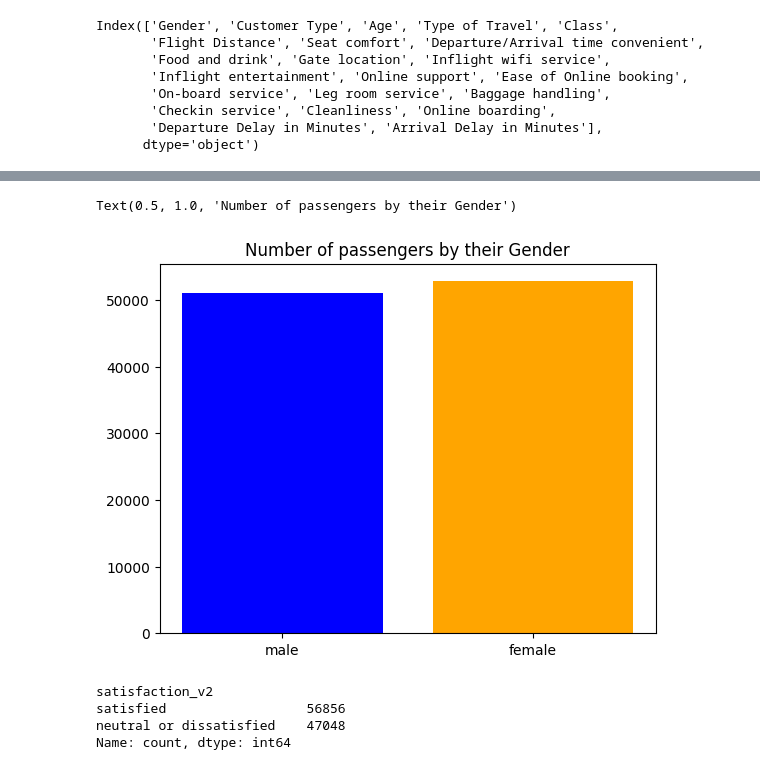
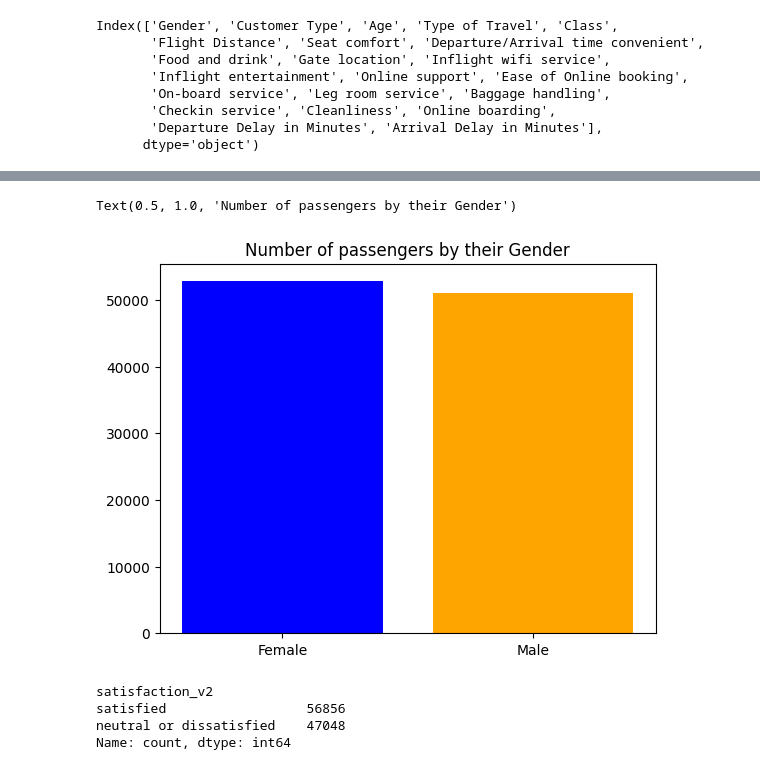
Before and after one commit to aselkabopp/airline_passenger_satisfaction, a Jupyter notebook: airline_passenger_satisfaction.ipynb, the cells around one changed output, grey strips where cells are left out. Saved outputs shown, nothing was run; the diff lists cells and outputs as text; code cells hidden in the pictures.

```diff
--- a/airline_passenger_satisfaction.ipynb
+++ b/airline_passenger_satisfaction.ipynb
@@ -136,15 +135,13 @@ Arrival Delay in Minutes             318
 dtype: int64
 # %%
 # Exploring number of male and female
-number_of_male = (X_train["Gender"] == "Male").sum()
-number_of_female = (X_train["Gender"] == "Female").sum()
+gender_counts = X_train["Gender"].value_counts()
 
-
-plt.bar(x=["male", "female"], height=[number_of_male, number_of_female], color = ["blue", "orange"])
+plt.bar(gender_counts.index, gender_counts.values, color = ["Blue", "Orange"])
 plt.title("Number of passengers by their Gender")
 # %% [output]
 Text(0.5, 1.0, 'Number of passengers by their Gender')
-[figure, old version]
+[figure, new version]
 # %%
 # Exploring target value
 y_train.value_counts()
```
Also changed, not shown: parts of 8 cells of this notebook.
